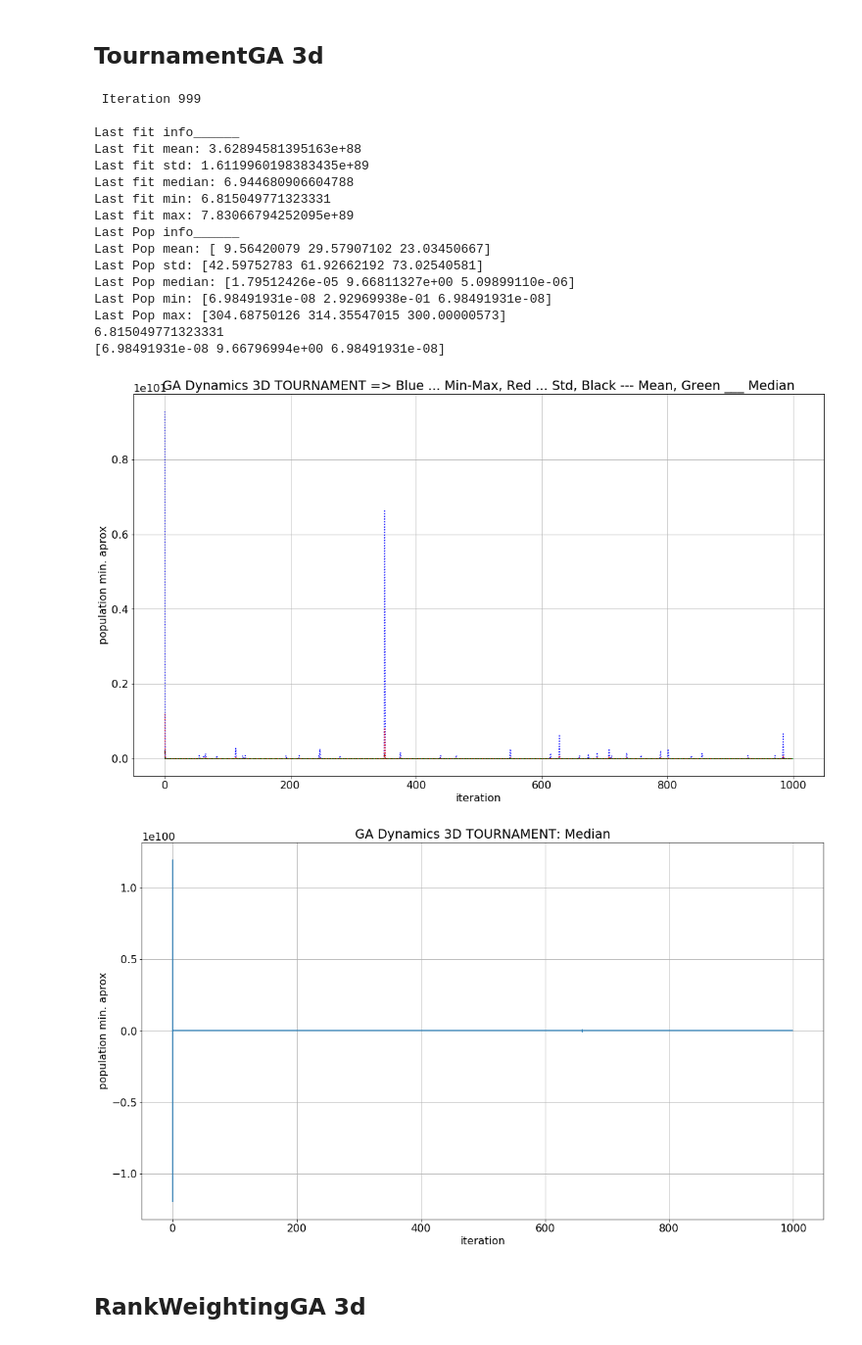
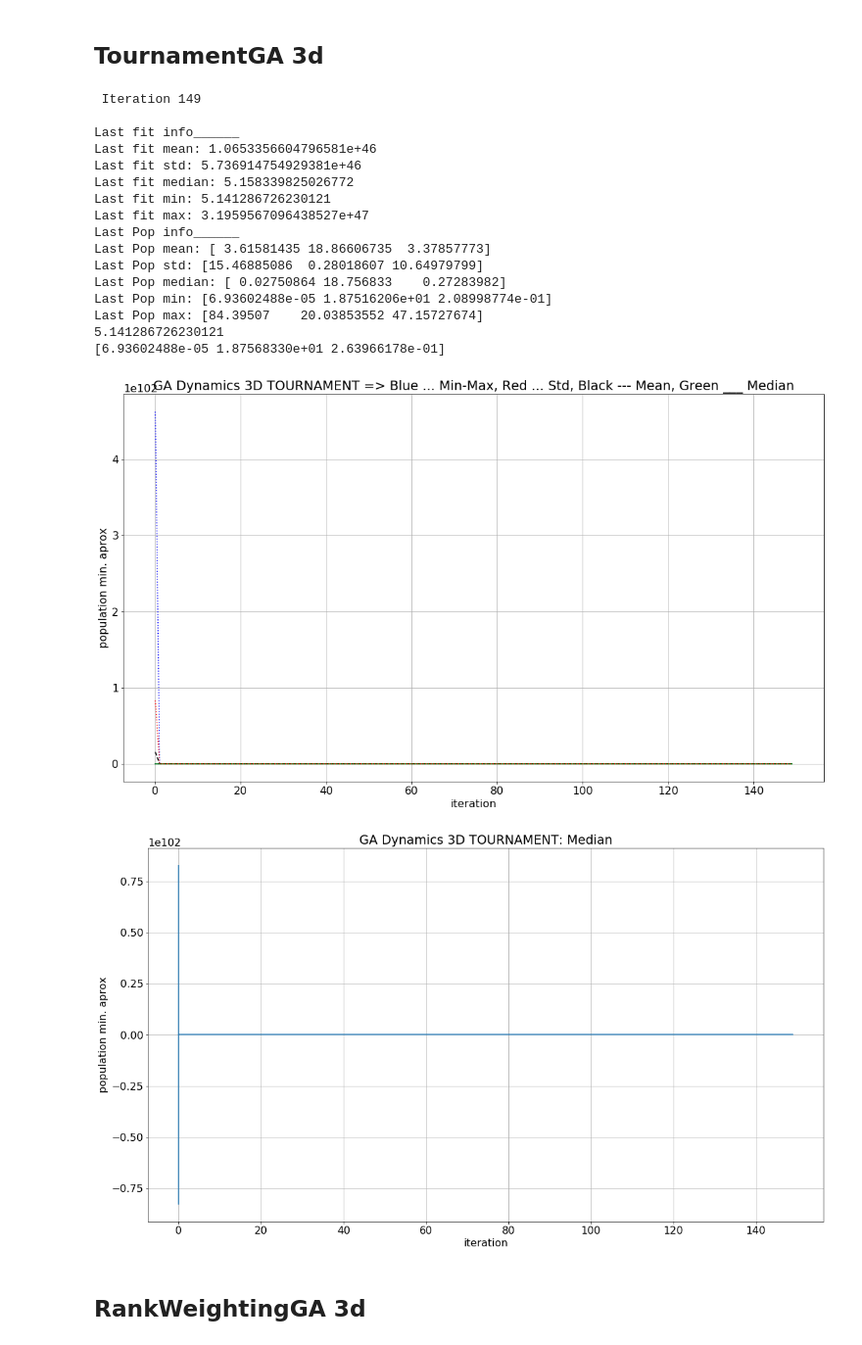
Before and after one commit to sergiojx/minmethods, a Jupyter notebook: Dinamics.ipynb, the cells around one changed output. Shown at 98% size. Drawn from its saved outputs; the diff is of its cells as text; code cells hidden in the pictures.

Commit message:
Update Dynamics notebook

```diff
--- a/Dinamics.ipynb
+++ b/Dinamics.ipynb
@@ -177,7 +184,8 @@ def zyz1CloseLoopBinString(binString):
     # print(rval)
     return rval
 # %%
-Iterations,Out,Count,ErrSum = zyz1CloseLoop(P=1.69810373e-03,Ki=8.72315609e+00,Kd=1.00730010e-01)
+
+Iterations,Out,Count,ErrSum = zyz1CloseLoop(P=6.98491931e-08,Ki=1.87501433e+01,Kd=3.11192614e-01)
 
 print(ErrSum)
 plt.rcParams.update({'font.size': 16})
@@ -187,6 +195,6 @@ fig.set_size_inches(18.5, 10.5)
 plt.plot(np.squeeze(Iterations),
          np.squeeze(Out),
          'b:')
-plt.savefig('DynamicHillClimbinfOpenLoop.pdf', format='pdf')
+plt.savefig('DynamicHAEA.pdf', format='pdf')
 plt.show()
 # %% [output]
@@ -194,0 +203,20 @@ plt.show()
+# %%
+Iterations1,Out1,Count1,ErrSum1 = zyz1CloseLoop(P=6.936e-05,Ki=18.75,Kd=0.264)
+Iterations2,Out2,Count2,ErrSum2 = zyz1CloseLoop(P=0.135,Ki=16.03,Kd=0.16)
+Iterations3,Out3,Count3,ErrSum3 = zyz1CloseLoop(P=7e-08,Ki=19,Kd=0.5)
+
+plt.rcParams.update({'font.size': 16})
+fig = plt.gcf()
+fig.set_size_inches(18.5, 10.5)
+
+plt.plot(np.squeeze(Iterations1),
+         np.squeeze(Out1),
+         'b',
+         np.squeeze(Iterations1),
+         np.squeeze(Out2),
+         'g',
+         np.squeeze(Iterations1),
+         np.squeeze(Out3),
+         'r')
+plt.savefig('DynamicSolutions.pdf', format='pdf')
+plt.show()
@@ -316,13 +346,13 @@ Best_List = []
 valVectorSize = 3
 
 if valVectorSize == 3:
-    iterSize = 300
+    iterSize = 500
     SimannealItrSize = 8
 else:
     iterSize = 10000
     SimannealItrSize = 19
 
-repetitions = 50
+repetitions = 30
 OUT_Matrix = np.zeros((repetitions, iterSize))
 iniRef = 100000000
 bestVal =   np.zeros((3, 1))
@@ -418,7 +448,7 @@ Best_List = []
 valVectorSize = 3
 
 if valVectorSize == 3:
-    iterSize = 1000
+    iterSize = 500
     SimannealItrSize = 8
 else:
     iterSize = 10000
@@ -757,13 +788,13 @@ max: 1.6249263093258542e+46
 ## TournamentGA 3d
 # %%
 # Generate population
-N = 64
+N = 30
 minVal = 0
 maxVal = UPPER_VAL_LIMIT
 codeLen = 32
 genQty = 3
 d = codeLen * genQty
-iterations = 1000
+iterations = 150
 matingPercent = 0.7
 mutaPercent = 0.03
 # Initial population
@@ -832,48 +863,48 @@ plt.plot(np.squeeze(Iterations),
          'g-',
          np.squeeze(Iterations),
          np.squeeze(OUT_Matrix[4]),
          'r:',)
 
 plt.ylabel('population min. aprox')
 plt.xlabel('iteration')
 plt.title("GA Dynamics 3D TOURNAMENT => Blue ... Min-Max, Red ... Std, Black --- Mean, Green ___ Median")
 plt.grid()
 plt.savefig('DynamicsTournamentGA_3d.pdf', format='pdf')
 plt.show()
 
 # Standard Deviation Plot
 Ala = OUT_Matrix[4]
 stdBarIndex = np.zeros((Ala.shape[0]))
 stdBarIndex[0:Ala.shape[0]:20] = 1
 truncated = Ala*stdBarIndex
 fig = plt.gcf()
 fig.set_size_inches(18.5, 10.5)
 plt.errorbar(Iterations, OUT_Matrix[1], truncated)
 plt.ylabel('population min. aprox')
 plt.xlabel('iteration')
 plt.title("GA Dynamics 3D TOURNAMENT: Median")
 plt.grid()
 plt.savefig('DynamicsTournamentGAStd_3d.pdf', format='pdf')
 plt.show()
 # %% [output]
- Iteration 999
+ Iteration 149
 
 Last fit info______
-Last fit mean: 3.62894581395163e+88
-Last fit std: 1.6119960198383435e+89
-Last fit median: 6.944680906604788
-Last fit min: 6.815049771323331
-Last fit max: 7.83066794252095e+89
+Last fit mean: 1.0653356604796581e+46
+Last fit std: 5.736914754929381e+46
+Last fit median: 5.158339825026772
+Last fit min: 5.141286726230121
+Last fit max: 3.1959567096438527e+47
 Last Pop info______
-Last Pop mean: [ 9.56420079 29.57907102 23.03450667]
-Last Pop std: [42.59752783 61.92662192 73.02540581]
-Last Pop median: [1.79512426e-05 9.66811327e+00 5.09899110e-06]
-Last Pop min: [6.98491931e-08 2.92969938e-01 6.98491931e-08]
-Last Pop max: [304.68750126 314.35547015 300.00000573]
-6.815049771323331
-[6.98491931e-08 9.66796994e+00 6.98491931e-08]
+Last Pop mean: [ 3.61581435 18.86606735  3.37857773]
+Last Pop std: [15.46885086  0.28018607 10.64979799]
+Last Pop median: [ 0.02750864 18.756833    0.27283982]
+Last Pop min: [6.93602488e-05 1.87516206e+01 2.08998774e-01]
+Last Pop max: [84.39507    20.03853552 47.15727674]
+5.141286726230121
+[6.93602488e-05 1.87568330e+01 2.63966178e-01]
-[figure, old version]
+[figure, new version]
-[figure, old version]
+[figure, new version]
 # %% [markdown]
 ## RankWeightingGA 3d
 # %%
```
Also changed, not shown: parts of 14 cells of this notebook.
